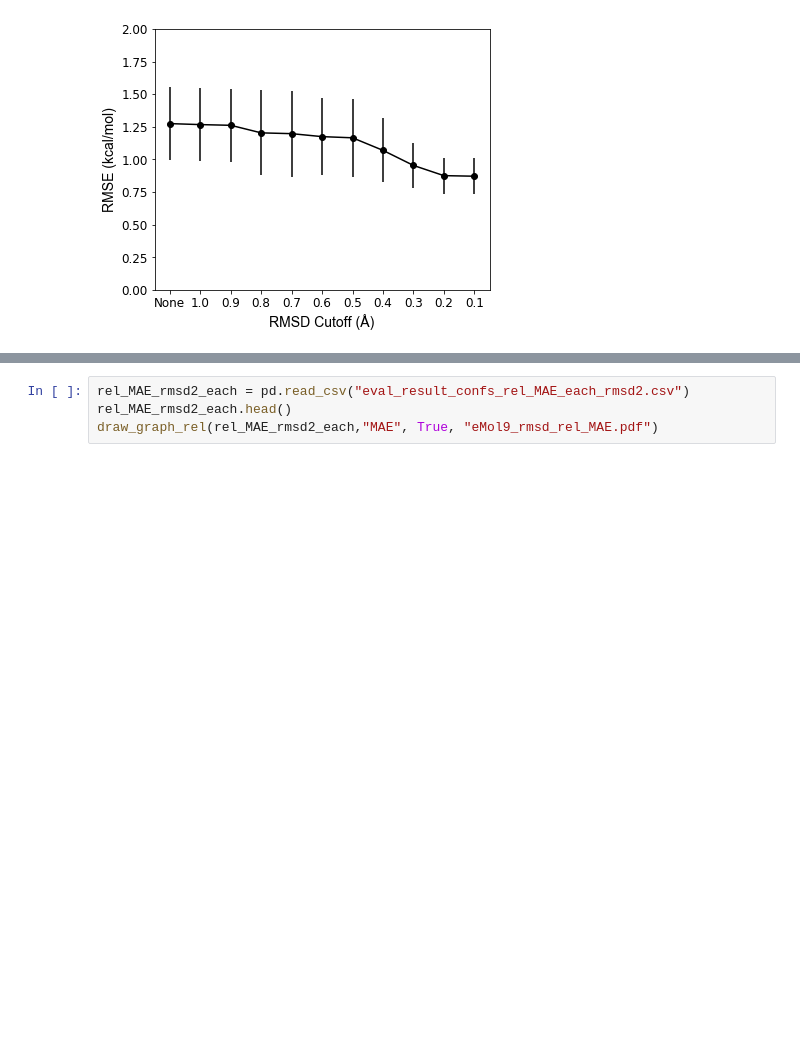
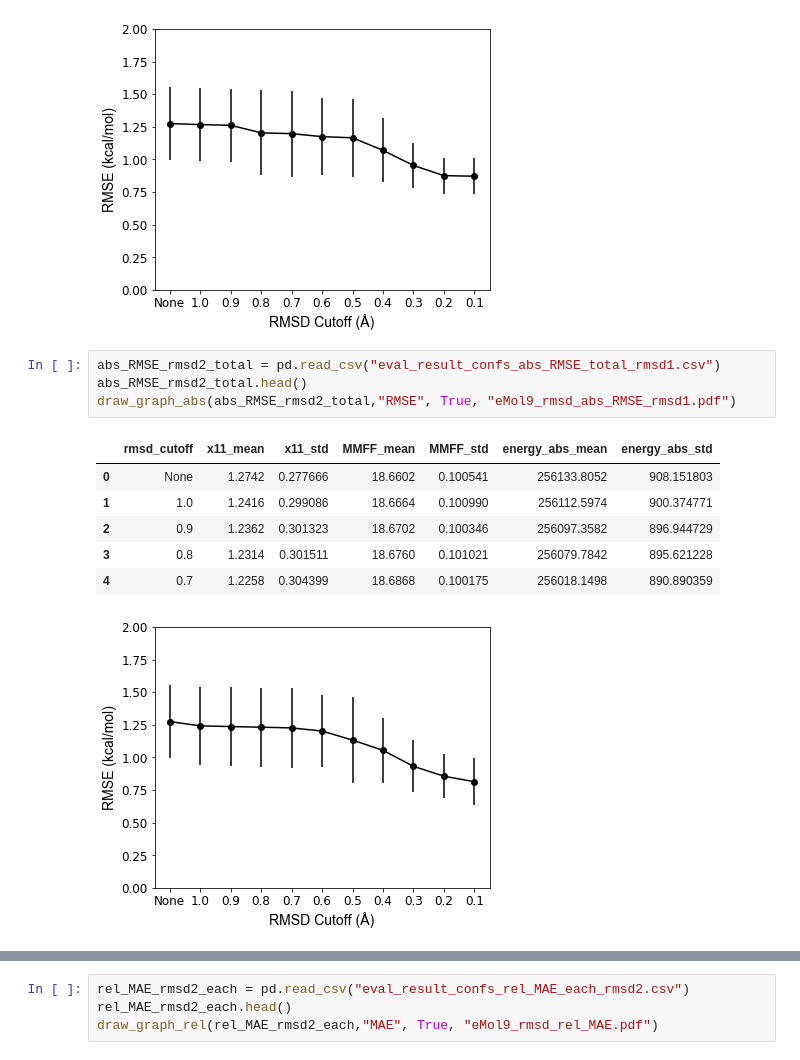
Before and after one commit to jenniening/DTNN_7ib, a Jupyter notebook: notebooks/Confs_RMSD.ipynb, the cells around one changed output, grey strips where cells are left out. Drawn from its saved outputs; the diff is of its cells as text; blank space fills up the shorter version.

```diff
--- a/notebooks/Confs_RMSD.ipynb
+++ b/notebooks/Confs_RMSD.ipynb
@@ -45,6 +57,18 @@ draw_graph_abs(abs_RMSE_rmsd2_total,"RMSE", True, "eMol9_rmsd_abs_RMSE.pdf")
 | 3 | 0.8 | 1.2032 | 0.325245 | 18.6826 | 0.101591 | 256039.2398 | 877.192071 |
 | 4 | 0.7 | 1.1972 | 0.328839 | 18.6906 | 0.100448 | 255989.5110 | 878.927315 |
 [figure]
+# %%
+abs_RMSE_rmsd2_total = pd.read_csv("eval_result_confs_abs_RMSE_total_rmsd1.csv")
+abs_RMSE_rmsd2_total.head()
+draw_graph_abs(abs_RMSE_rmsd2_total,"RMSE", True, "eMol9_rmsd_abs_RMSE_rmsd1.pdf")
+# %% [output]
+|  | rmsd_cutoff | x11_mean | x11_std | MMFF_mean | MMFF_std | energy_abs_mean | energy_abs_std |
+| 0 | None | 1.2742 | 0.277666 | 18.6602 | 0.100541 | 256133.8052 | 908.151803 |
+| 1 | 1.0 | 1.2416 | 0.299086 | 18.6664 | 0.100990 | 256112.5974 | 900.374771 |
+| 2 | 0.9 | 1.2362 | 0.301323 | 18.6702 | 0.100346 | 256097.3582 | 896.944729 |
+| 3 | 0.8 | 1.2314 | 0.301511 | 18.6760 | 0.101021 | 256079.7842 | 895.621228 |
+| 4 | 0.7 | 1.2258 | 0.304399 | 18.6868 | 0.100175 | 256018.1498 | 890.890359 |
+[figure, added]
 # %%
 def draw_graph_rel(data,error,save = False,out = None):
     fig = plt.figure(figsize=[6,4.8])
```
Also changed, not shown: parts of 6 cells of this notebook, 17 other files.
